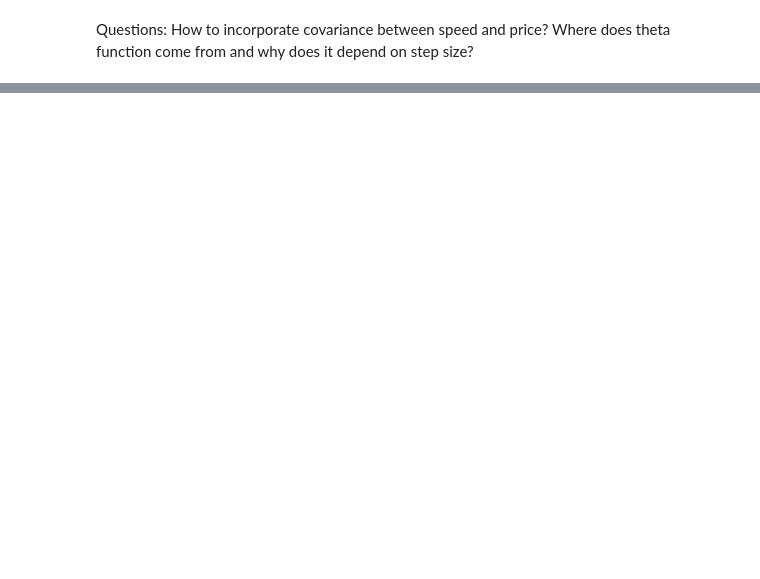
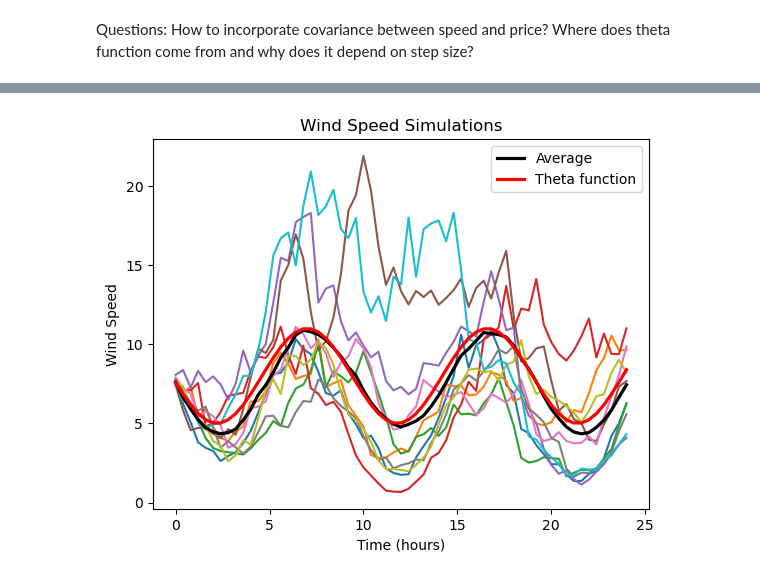
Before and after one commit to thihaa2019/HESS-NN, a Jupyter notebook: wind_process_notebook.ipynb, the cells around one changed output, grey strips where cells are left out. Saved outputs shown, nothing was run; the diff lists cells and outputs as text; code cells hidden in the pictures; blank space fills up the shorter version.

```diff
--- a/wind_process_notebook.ipynb
+++ b/wind_process_notebook.ipynb
@@ -86 +86,27 @@ plt.show()
+# %%
+
+sigmav = lambda s: 8*(1 + 0.375*np.sin(np.pi/(12*h)*(s + 2/h)))
+nsims = 100
+n= 60
+h = T/n
+
+BMwind = np.random.normal(scale = np.sqrt(h), size = nsims*n).reshape(nsims, n)
+BMprice = np.random.normal(scale = np.sqrt(h), size = nsims*n).reshape(nsims, n)
+
+windmatrix = wind(kv, sig_v, sig_vpi,T, nsims= nsims, BMwind = BMwind, BMprice = BMprice)
+
+meanmontecarlo = np.mean(windmatrix, axis = 0)
+
+fig, ax = plt.subplots()
+for i in range(10):
+    ax.plot(np.arange(0, T + h, h), windmatrix[i])
+ax.plot(np.arange(0, T + h, h), meanmontecarlo, label ="Average", linewidth=2.3, color = "black")
+ax.plot(np.arange(0, T + h, h), sigmav(np.arange(0, T + h, h)), label ="Theta function", linewidth=2.3, color = "red")
+ax.legend()
+ax.set_xlabel("Time (hours)")
+ax.set_ylabel("Wind Speed")
+ax.set_title("Wind Speed Simulations")
+plt.show()
+# %% [output]
+[figure, added]
 # %%
```
Also changed, not shown: parts of 4 cells of this notebook, 1 other file.
